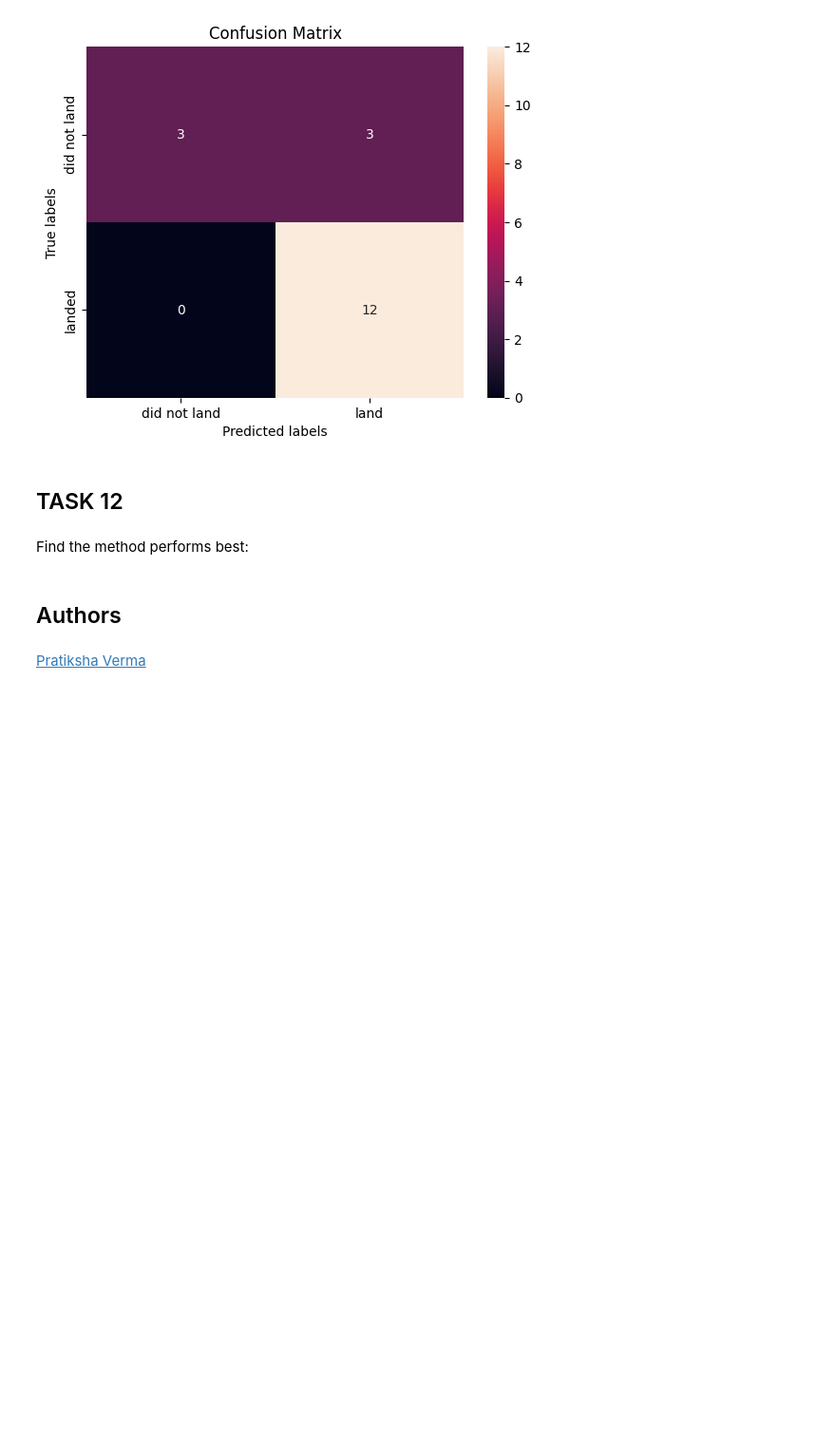
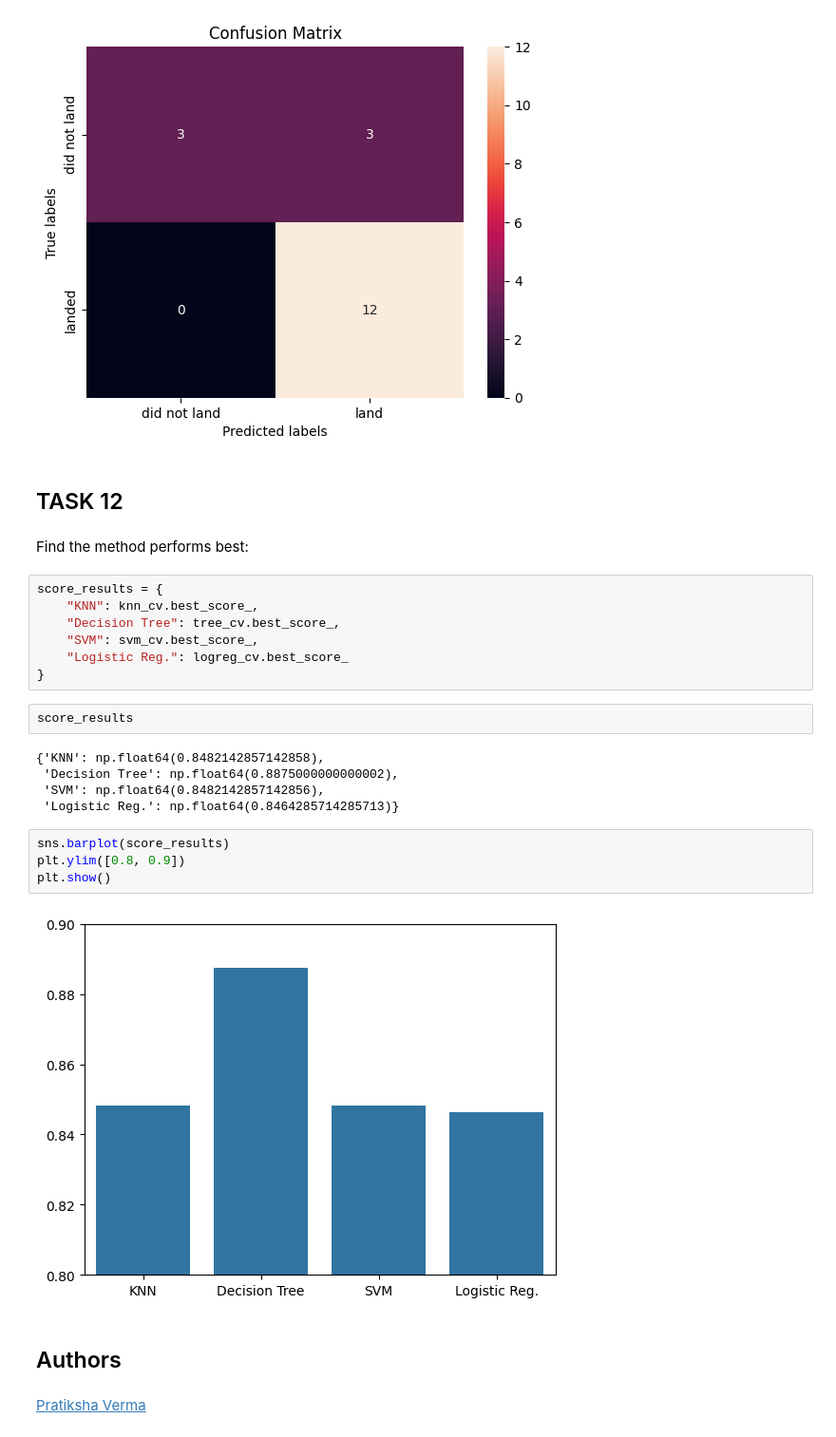
Before and after one commit to Cherlan27/ibm_data_science, a Jupyter notebook: classification/SpaceX_Machine Learning Prediction_Part_5.ipynb, the cells around one changed output. Shown at 95% size. Saved outputs shown, nothing was run; the diff lists cells and outputs as text; blank space fills up the shorter version.

```diff
--- a/classification/SpaceX_Machine Learning Prediction_Part_5.ipynb
+++ b/classification/SpaceX_Machine Learning Prediction_Part_5.ipynb
@@ -389,6 +368,26 @@ plot_confusion_matrix(Y_test,yhat)
 ## TASK  12
 # %% [markdown]
 Find the method performs best:
+# %%
+score_results = {
+    "KNN": knn_cv.best_score_,
+    "Decision Tree": tree_cv.best_score_,
+    "SVM": svm_cv.best_score_,
+    "Logistic Reg.": logreg_cv.best_score_
+}
+# %%
+score_results
+# %% [output]
+{'KNN': np.float64(0.8482142857142858),
+ 'Decision Tree': np.float64(0.8875000000000002),
+ 'SVM': np.float64(0.8482142857142856),
+ 'Logistic Reg.': np.float64(0.8464285714285713)}
+# %%
+sns.barplot(score_results)
+plt.ylim([0.8, 0.9])
+plt.show()
+# %% [output]
+[figure, added]
 # %% [markdown]
 ## Authors
 # %% [markdown]
```
Also changed, not shown: parts of 9 cells of this notebook, 3 other files.
